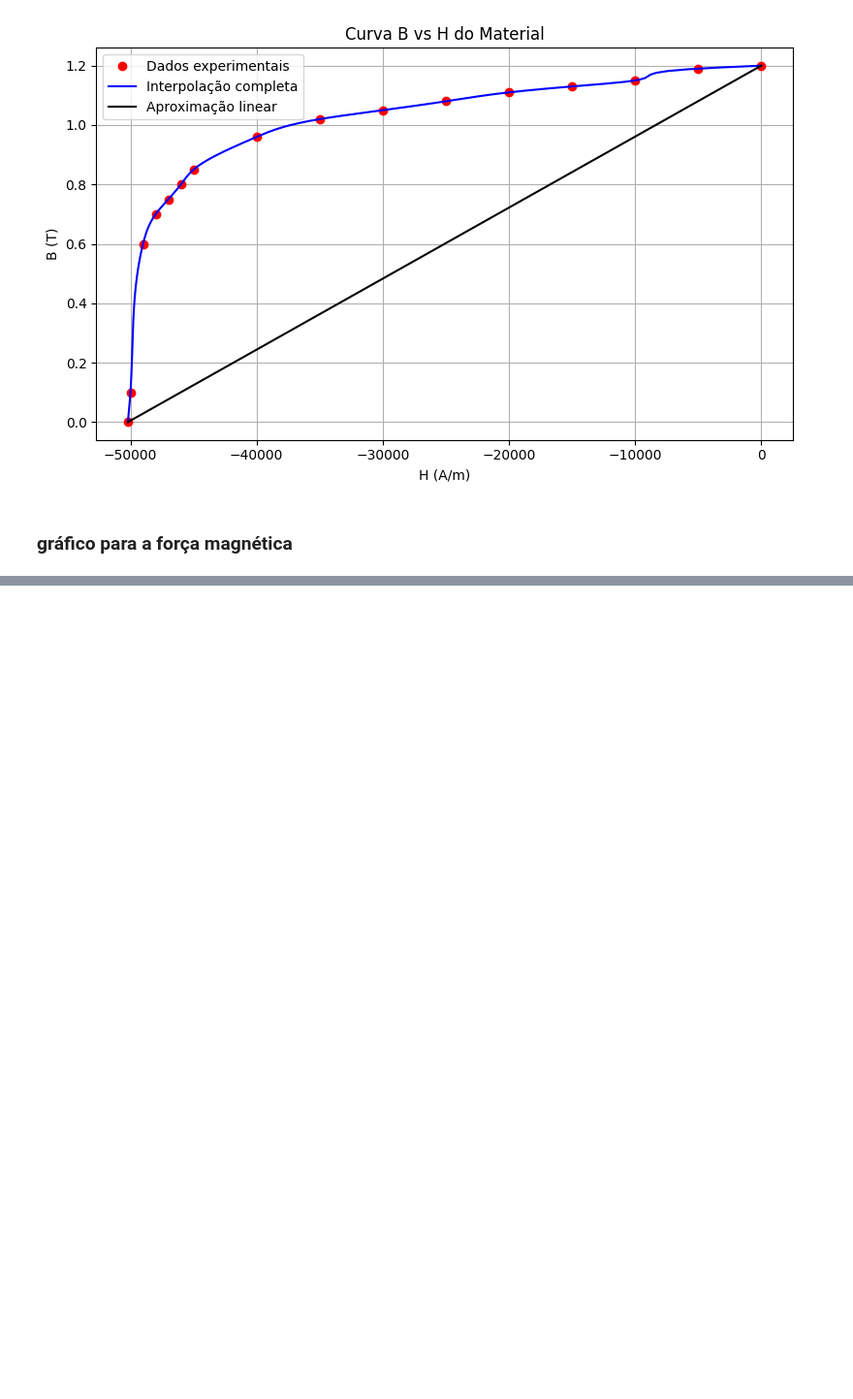
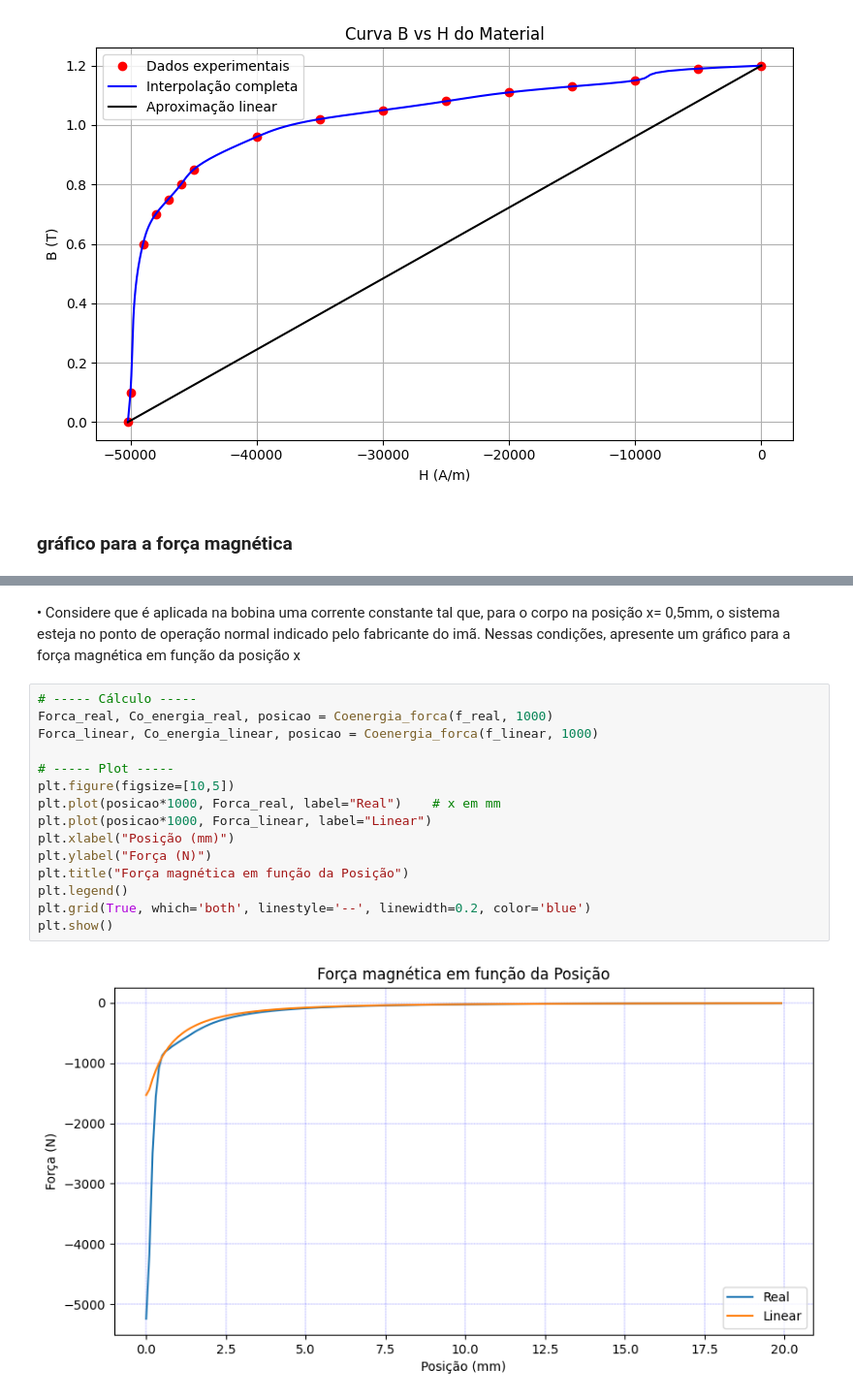
Before and after one commit to marcus-valmeida/Projeto-conversao, a Jupyter notebook: exercicio3/exercicio3.ipynb, the cells around one changed output, grey strips where cells are left out. Shown: that part at 97% size. Cells and saved outputs as stored; diff of their text form; blank space fills up the shorter version.

```diff
--- a/exercicio3/exercicio3.ipynb
+++ b/exercicio3/exercicio3.ipynb
@@ -142,0 +153,20 @@ ValueError: x and y must have same first dimension, but have shapes (199,) and (
+# %% [markdown]
+• Considere que é aplicada na bobina uma corrente constante tal que, para o corpo na posição x= 0,5mm, o sistema esteja no ponto de
+operação normal indicado pelo fabricante do imã. Nessas condições, apresente um gráfico para a força magnética em função da posição x
+# %%
+# ----- Cálculo -----
+Forca_real, Co_energia_real, posicao = Coenergia_forca(f_real, 1000)
+Forca_linear, Co_energia_linear, posicao = Coenergia_forca(f_linear, 1000)
+
+# ----- Plot -----
+plt.figure(figsize=[10,5])
+plt.plot(posicao*1000, Forca_real, label="Real")    # x em mm
+plt.plot(posicao*1000, Forca_linear, label="Linear")
+plt.xlabel("Posição (mm)")
+plt.ylabel("Força (N)")
+plt.title("Força magnética em função da Posição")
+plt.legend()
+plt.grid(True, which='both', linestyle='--', linewidth=0.2, color='blue')
+plt.show()
+# %% [output]
+[figure, added]
```
Also changed, not shown: parts of 4 cells of this notebook.
